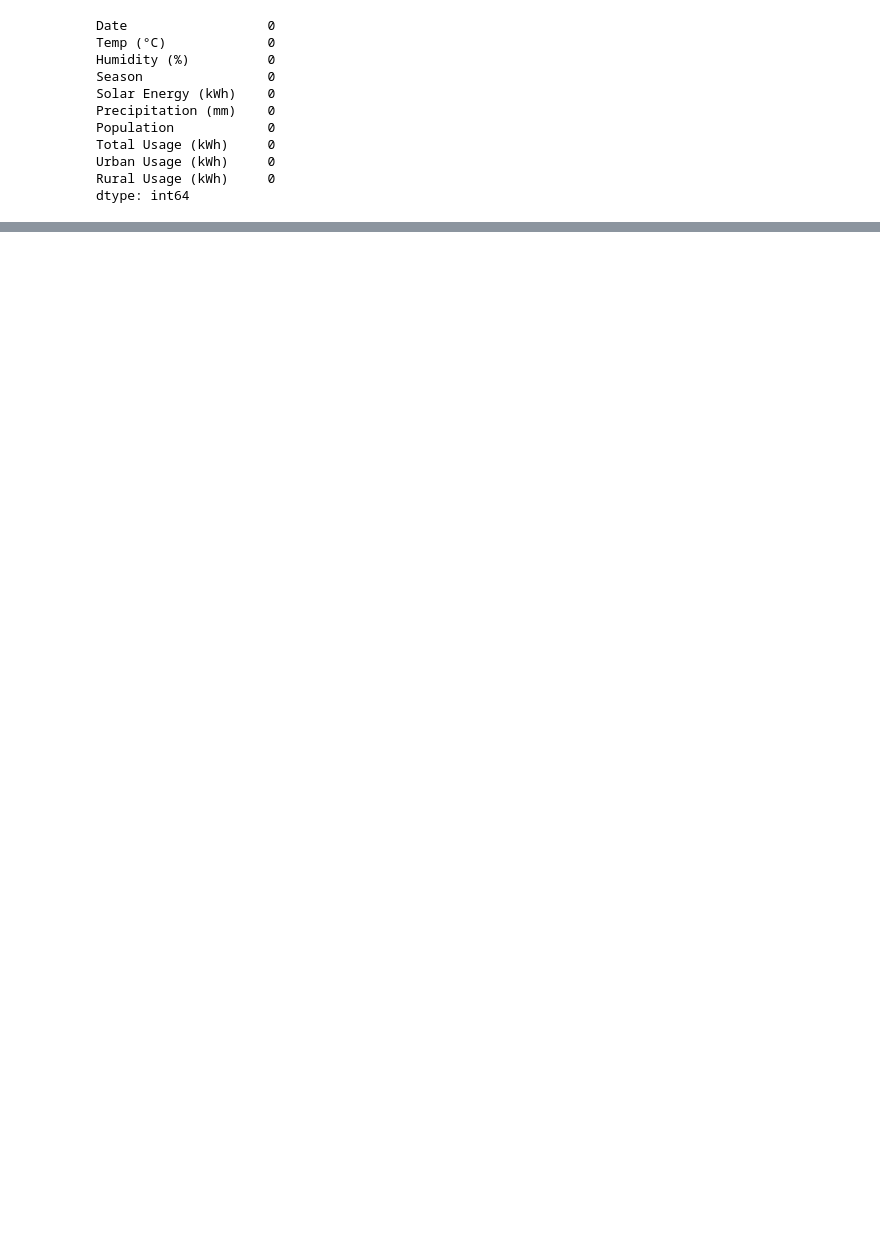
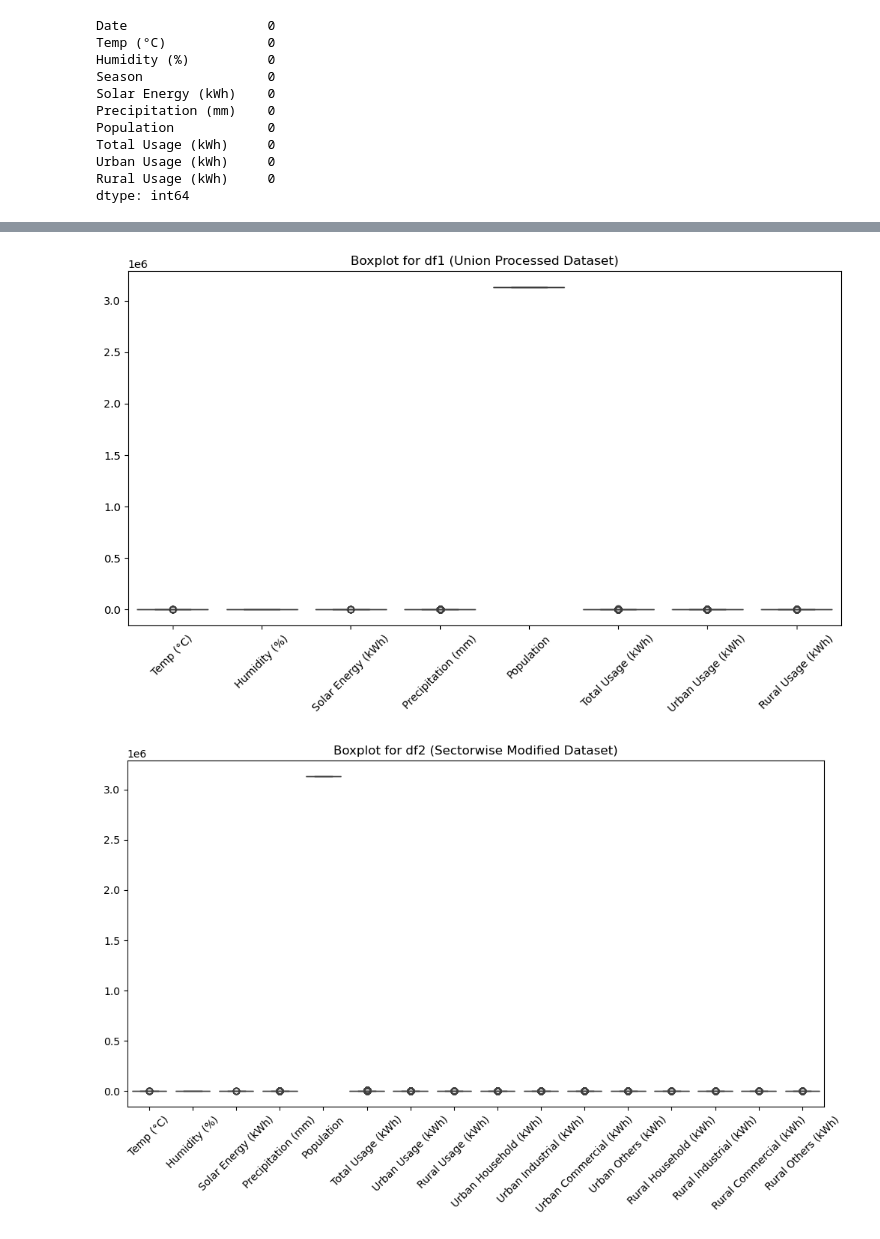
Before and after one commit to SARTHAKSUKATE10/Energy_Efficiency_Optimization, a Jupyter notebook: backend/EDA/data_analysis.ipynb, the cells around one changed output, grey strips where cells are left out. Saved outputs shown, nothing was run; the diff lists cells and outputs as text; code cells hidden in the pictures; blank space fills up the shorter version.

```diff
--- a/backend/EDA/data_analysis.ipynb
+++ b/backend/EDA/data_analysis.ipynb
@@ -309 +243,7 @@ Period                    1729
 dtype: int64
+# %%
+df1['Date'] = pd.to_datetime(df1['Date'], errors='coerce')
+df2['Date'] = pd.to_datetime(df2['Date'], errors='coerce')
+# %%
+df1_numeric = df1.select_dtypes(include=[np.number])
+df2_numeric = df2.select_dtypes(include=[np.number])
@@ -309,0 +340,14 @@ dtype: int64
+# %%
+# Function to plot boxplots
+def plot_boxplots(df, title):
+    plt.figure(figsize=(12, 6))
+    sns.boxplot(data=df)
+    plt.title(f"Boxplot for {title}")
+    plt.xticks(rotation=45)
+    plt.show()
+# %%
+plot_boxplots(df1_numeric, "df1 (Union Processed Dataset)")
+plot_boxplots(df2_numeric, "df2 (Sectorwise Modified Dataset)")
+# %% [output]
+[figure, added]
+[figure, added]
```
Also changed, not shown: parts of 29 cells of this notebook, 1 other file.
